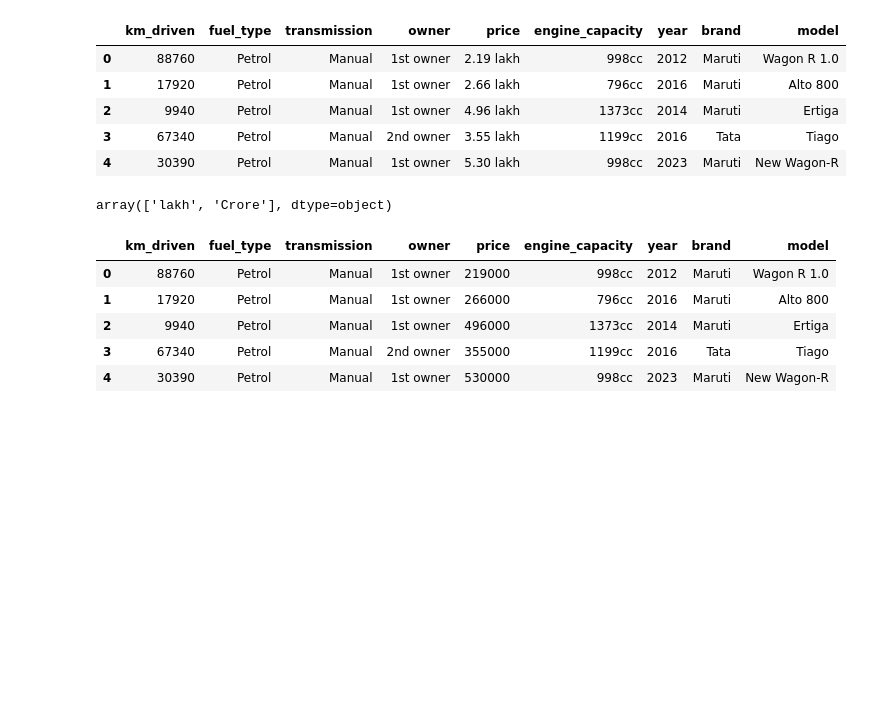
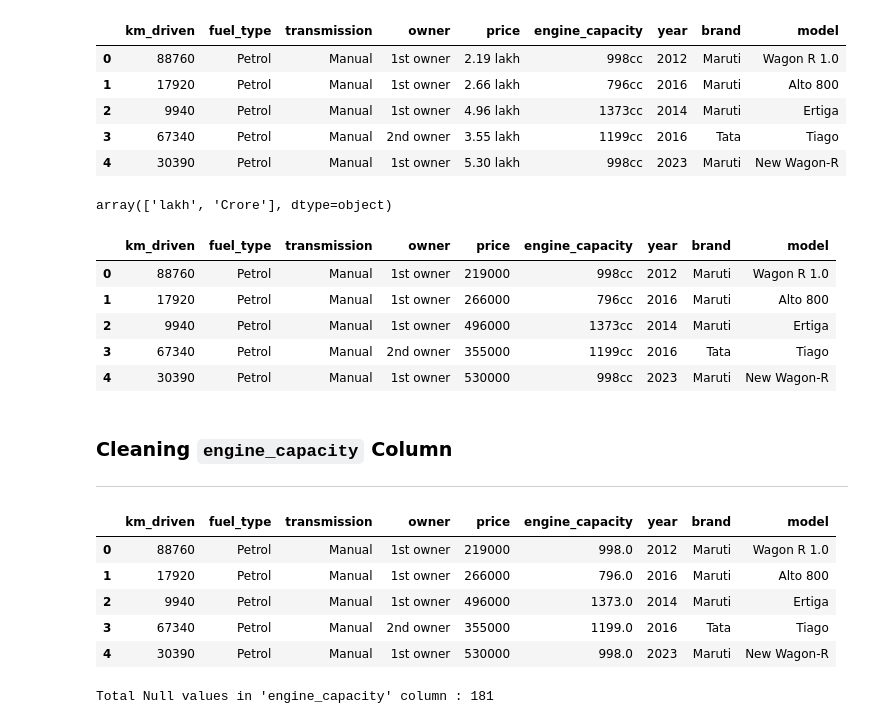
Before and after one commit to TheMrityunjayPathak/AutoIQ, a Jupyter notebook: notebooks/step_1_data_preprocessing.ipynb, the cells around one changed output. Cells and saved outputs as stored; diff of their text form; code cells hidden in the pictures; blank space fills up the shorter version.

Commit message:
feat: clean engine_capacity column

```diff
--- a/notebooks/step_1_data_preprocessing.ipynb
+++ b/notebooks/step_1_data_preprocessing.ipynb
@@ -318,3 +318,24 @@ cars.head()
 | 2 | 9940 | Petrol | Manual | 1st owner | 496000 | 1373cc | 2014 | Maruti | Ertiga |
 | 3 | 67340 | Petrol | Manual | 2nd owner | 355000 | 1199cc | 2016 | Tata | Tiago |
 | 4 | 30390 | Petrol | Manual | 1st owner | 530000 | 998cc | 2023 | Maruti | New Wagon-R |
+# %% [markdown]
+### Cleaning `engine_capacity` Column
+
+---
+# %%
+# "engine_capacity" column contains "cc" suffix
+# To convert "engine_capacity" into numerical datatype, we have to remove the "cc" suffix
+cars['engine_capacity'] = cars['engine_capacity'].str.replace('cc','').astype(float)
+cars.head()
+# %% [output]
+|  | km_driven | fuel_type | transmission | owner | price | engine_capacity | year | brand | model |
+| 0 | 88760 | Petrol | Manual | 1st owner | 219000 | 998.0 | 2012 | Maruti | Wagon R 1.0 |
+| 1 | 17920 | Petrol | Manual | 1st owner | 266000 | 796.0 | 2016 | Maruti | Alto 800 |
+| 2 | 9940 | Petrol | Manual | 1st owner | 496000 | 1373.0 | 2014 | Maruti | Ertiga |
+| 3 | 67340 | Petrol | Manual | 2nd owner | 355000 | 1199.0 | 2016 | Tata | Tiago |
+| 4 | 30390 | Petrol | Manual | 1st owner | 530000 | 998.0 | 2023 | Maruti | New Wagon-R |
+# %%
+# Null values in "engine_capacity" column
+print(f"Total Null values in 'engine_capacity' column : {cars['engine_capacity'].isna().sum()}")
+# %% [output]
+Total Null values in 'engine_capacity' column : 181
```
Also changed, not shown: parts of 3 cells of this notebook.
